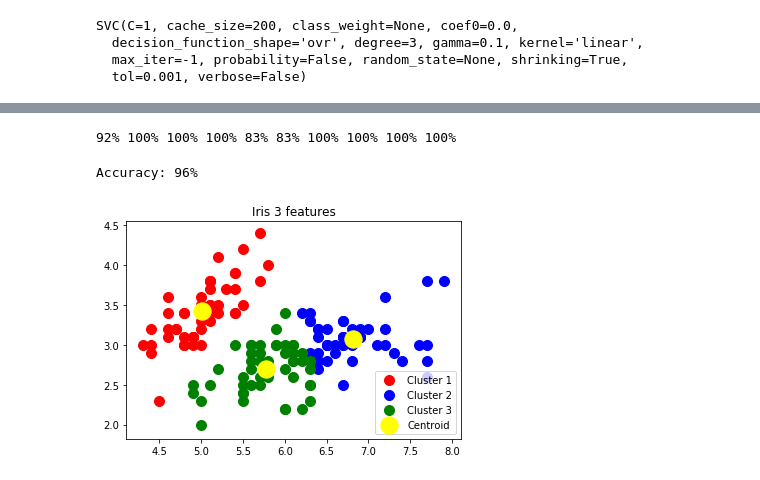
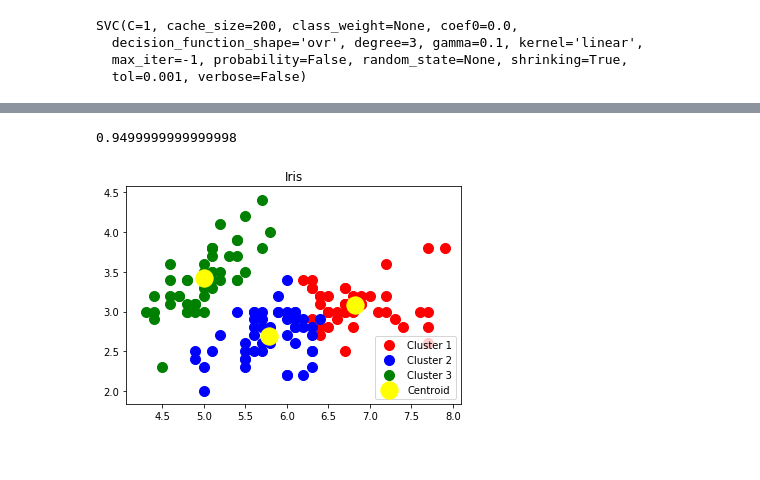
Before and after one commit to blooser/DataScience, a Jupyter notebook: Iris/Iris.ipynb, the cells around one changed output, grey strips where cells are left out. Saved outputs shown, nothing was run; the diff lists cells and outputs as text; code cells hidden in the pictures.

```diff
--- a/Iris/Iris.ipynb
+++ b/Iris/Iris.ipynb
@@ -118,11 +138,8 @@ array([0.92307692, 1.        , 1.        , 1.        , 0.83333333,
-# %%
-for single_acc in accuracy:
-    print(percent(single_acc), end=' ')
-# %% [output]
-92% 100% 100% 100% 83% 83% 100% 100% 100% 100%
-# %%
-print("Accuracy: {}".format(percent(accuracy.mean())))
-# %% [output]
-Accuracy: 96%
+# %%
+from sklearn.metrics import f1_score
+
+f1_score(y_train, y_train_pred, average='macro')
+# %% [output]
+0.9499999999999998
 # %%
 from sklearn.cluster import KMeans
@@ -129,14 +147,14 @@ from sklearn.cluster import KMeans
 kmeans = KMeans(n_clusters=3, init='k-means++', max_iter=300, n_init=10, random_state=42)
 # %%
-features = X[:, :-2]
+features = X[:, [0, 1, 3]]
 y_kmeans = kmeans.fit_predict(features)
 # %%
 plt.scatter(X[y_kmeans==0, 0], X[y_kmeans==0, 1], s=100, c='red', label='Cluster 1')
 plt.scatter(X[y_kmeans==1, 0], X[y_kmeans==1, 1], s=100, c='blue', label='Cluster 2')
 plt.scatter(X[y_kmeans==2, 0], X[y_kmeans==2, 1], s=100, c='green', label='Cluster 3')
 plt.scatter(kmeans.cluster_centers_[:, 0], kmeans.cluster_centers_[:, 1], s=300, c='yellow', label='Centroid')
-plt.title("Iris 3 features")
+plt.title("Iris")
 plt.legend()
 plt.show()
 # %% [output]
-[figure, old version]
+[figure, new version]
```
Also changed, not shown: parts of 18 cells of this notebook.
